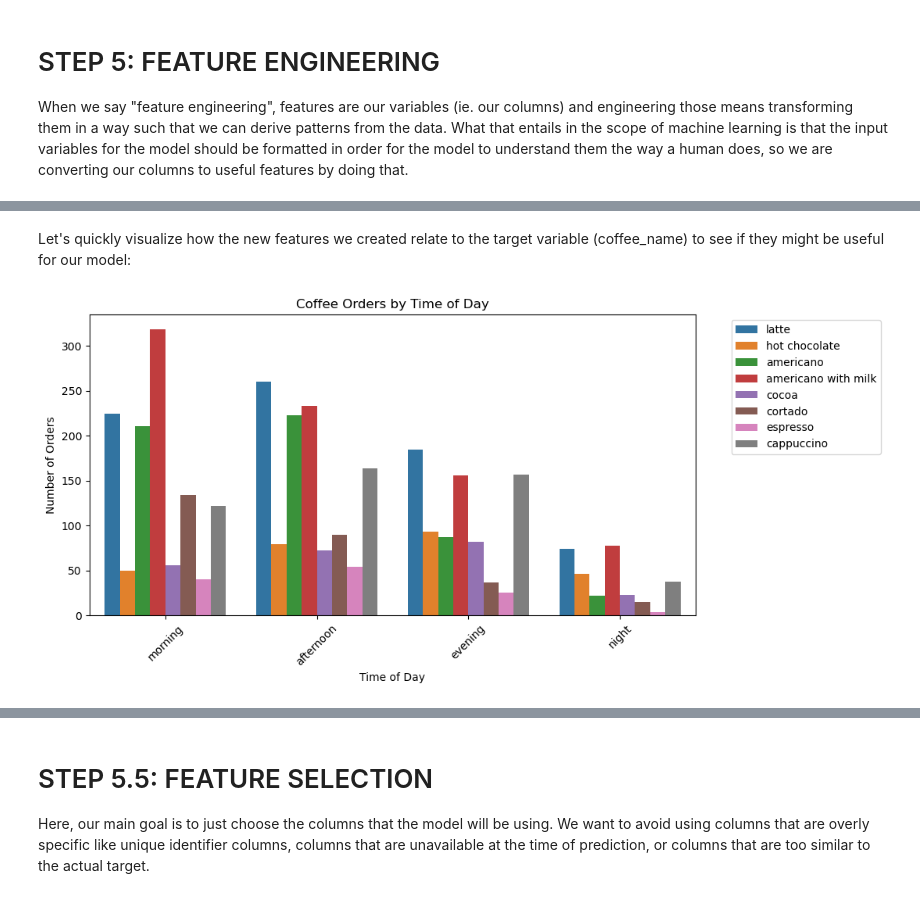
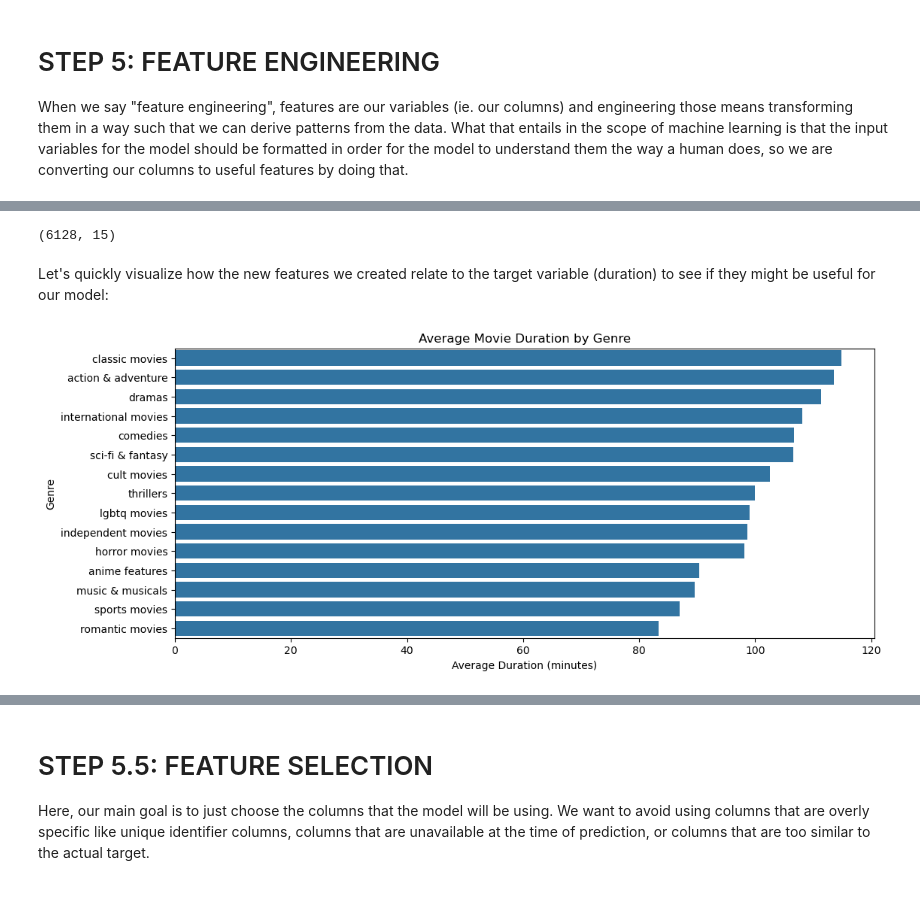
Before and after one commit to tejalmalpeddi/tejal_malpeddi_DSML_primer, a Jupyter notebook: TCG_ML_PRIMER.ipynb, the cells around one changed output, grey strips where cells are left out. Saved outputs shown, nothing was run; the diff lists cells and outputs as text; code cells hidden in the pictures.

```diff
--- a/TCG_ML_PRIMER.ipynb
+++ b/TCG_ML_PRIMER.ipynb
@@ -572,31 +572,5 @@ When we say "feature engineering", features are our variables (ie. our columns)
 # %%
 model_df = cleaned_movies_df.copy()
 
-model_df["hour"] = model_df["datetime"].dt.hour
-model_df["day_of_week"] = model_df["datetime"].dt.day_name()
-model_df["day_of_week_num"] = model_df["datetime"].dt.dayofweek
-model_df["month"] = model_df["datetime"].dt.month
-model_df["day_of_month"] = model_df["datetime"].dt.day
-model_df["is_weekend"] = (model_df["datetime"].dt.dayofweek >= 5).astype(int)
-
-def get_time_of_day(hour):
-    if 5 <= hour < 12:
-        return "morning"
-    elif 12 <= hour < 17:
-        return "afternoon"
-    elif 17 <= hour < 21:
-        return "evening"
-    else:
-        return "night"
-
-model_df["time_of_day"] = model_df["hour"].apply(get_time_of_day)
-
-# cyclical time features: helps model understand that 23:00 and 0:00 are close
-model_df["hour_sin"] = np.sin(2 * np.pi * model_df["hour"] / 24)
-model_df["hour_cos"] = np.cos(2 * np.pi * model_df["hour"] / 24)
-
-model_df["month_sin"] = np.sin(2 * np.pi * model_df["month"] / 12)
-model_df["month_cos"] = np.cos(2 * np.pi * model_df["month"] / 12)
-
 model_df.head()
 # %% [output]
@@ -609,13 +583,16 @@ model_df.head()
+# %%
+model_df.shape
+# %% [output]
+(6128, 15)
 # %% [markdown]
-Let's quickly visualize how the new features we created relate to the target variable (coffee_name) to see if they might be useful for our model:
+Let's quickly visualize how the new features we created relate to the target variable (duration) to see if they might be useful for our model:
 # %%
-plt.figure(figsize=(10, 5))
-sns.countplot(data=model_df, x="time_of_day", hue="coffee_name")
-plt.title("Coffee Orders by Time of Day")
-plt.xlabel("Time of Day")
-plt.ylabel("Number of Orders")
-plt.xticks(rotation=45)
-plt.legend(bbox_to_anchor=(1.05, 1), loc="upper left")
+plt.figure(figsize=(12, 5))
+avg_duration_genre = model_df.groupby("primary_genre")["duration_minutes"].mean().sort_values(ascending=False).head(15)
+sns.barplot(x=avg_duration_genre.values, y=avg_duration_genre.index)
+plt.title("Average Movie Duration by Genre")
+plt.xlabel("Average Duration (minutes)")
+plt.ylabel("Genre")
 plt.show()
 # %% [output]
-[figure, old version]
+[figure, new version]
```
Also changed, not shown: parts of 22 cells of this notebook.
